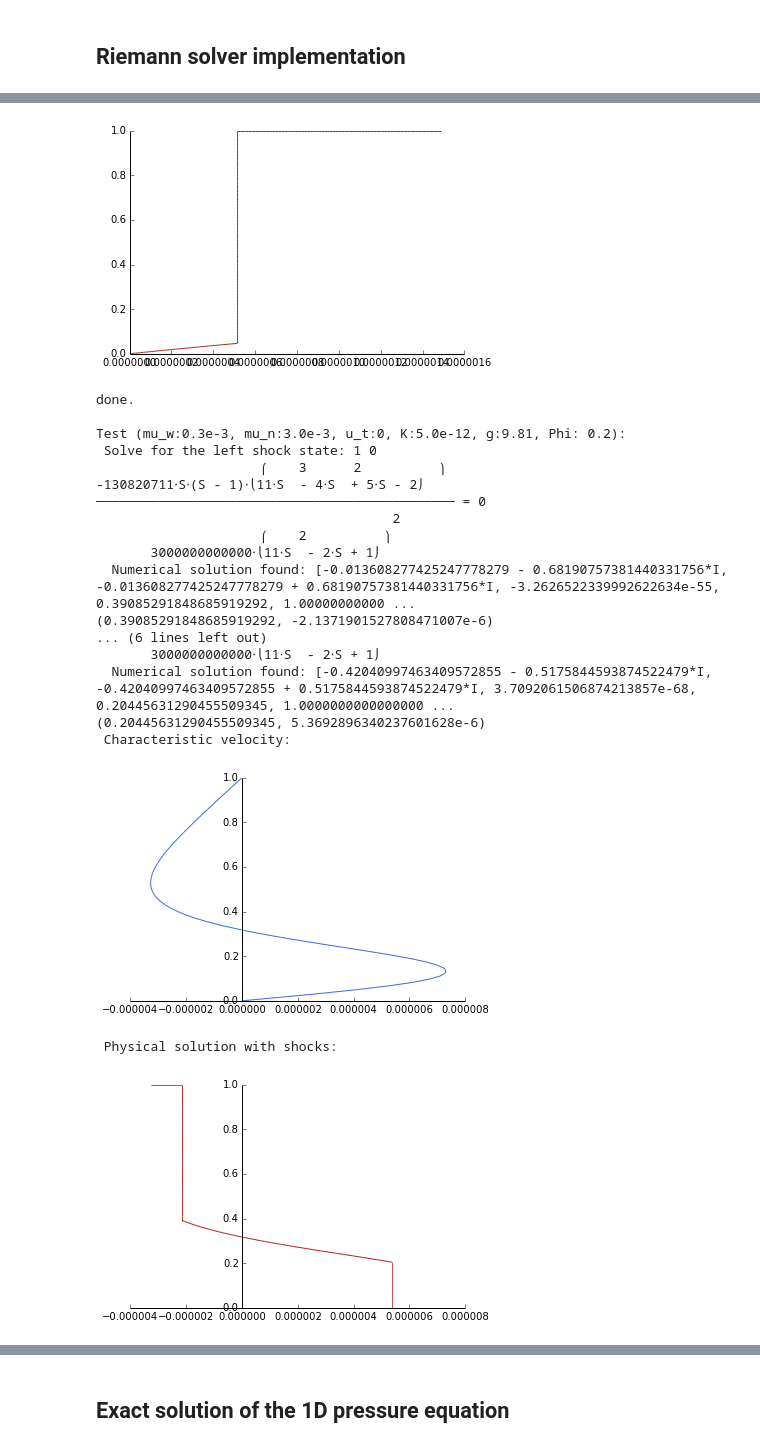
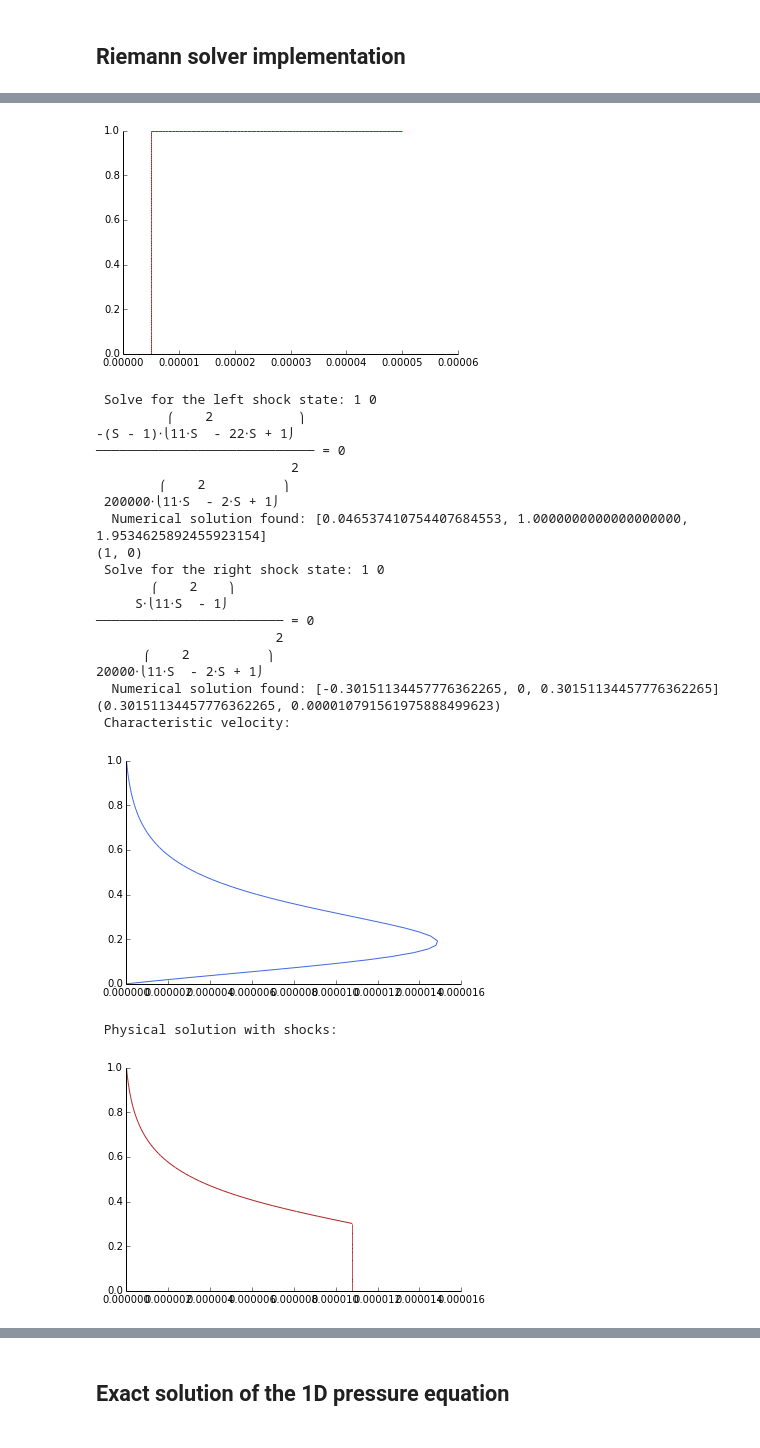
Before and after one commit to meistero/Samoa, a Jupyter notebook: scripts/python/Riemann_Darcy.ipynb, the cells around one changed output, grey strips where cells are left out. Cells and saved outputs as stored; diff of their text form; code cells hidden in the pictures.

Commit message:
Added gravity and inflow options for Riemann problem scenarios

```diff
--- a/scripts/python/Riemann_Darcy.ipynb
+++ b/scripts/python/Riemann_Darcy.ipynb
@@ -306,7 +306,7 @@ def Riemann(S_l, S_r, mu_w, mu_n, rho_w, rho_n, u_t, K, g, Phi, perm_model = "qu
         lambda_w = S**2 * S ** (2 / perm_param + 1) / mu_w
         lambda_n = (1-S)**2 * (1 - S ** (2 / perm_param + 1)) / mu_n
     else:
-        raise ValueError("permeability model must be one of 'linear', 'quadratic', or 'Brooks-Corey'")
+        raise ValueError("permeability model must be one of 'linear', 'quadratic', or 'brooks-corey'")
 
     eq = 1 / Phi * (lambda_w / (lambda_w + lambda_n) * u_t + (lambda_w * lambda_n) / (lambda_w + lambda_n) * (rho_w - rho_n) * K * g)
 
@@ -351,7 +351,7 @@ def plot_solution(S_l, S_r, S_1, S_2, xi, xi_1, xi_2):
     except:
         print "  Plotting not possible!"
 
-def write_solution(S_l, S_r, S_1, S_2, xi, xi_1, xi_2):
+def write_solution(S_l, S_r, S_1, S_2, xi, xi_1, xi_2, file_name = "out"):
     S = symbols('S',real=True,positive=True)
     x = symbols('x',real=True)
 
@@ -364,8 +364,8 @@ def write_solution(S_l, S_r, S_1, S_2, xi, xi_1, xi_2):
     t = 0.0
     dt = 1.0e4
 
-    for i in xrange(10):
-        f = open("out.%i.csv" % (i), "w")
+    for i in xrange(11):
+        f = open("%s_%i.csv" % (file_name, i), "w")
 
         f.write("X, saturation\n")
 
@@ -393,18 +393,33 @@ K = symbols('K',real=True,positive=True)
 S_r,S_l = symbols('Sr,Sl',real=True,positive=True)
 u_t = symbols('u_t',real=True)
 
-#mu_w = 0.3e-3; mu_n = 3.0e-3; rho_w = 312.0; rho_n = 258.64; K = 1.0e-8; g = -9.81; S_l = 1.0; S_r = 0.0; u_t = 1e-2
-print "Test (mu_w:0.3e-3, mu_n:3.0e-3, u_t:10^(-2), K:1.0e-8, g:0.0, Phi: 1):"
-Riemann(Rational(10, 10), Rational(0, 10), Rational(3, 1e4), Rational(3, 1e3), Rational(31200, 100), Rational(25864, 100), Rational(1, 1e7), Rational(5, 1e12), 0, Rational(1,5))
-Riemann(Rational(0, 10), Rational(10, 10), Rational(3, 1e4), Rational(3, 1e3), Rational(31200, 100), Rational(25864, 100), Rational(1, 1e7), Rational(5, 1e12), 0, Rational(1,5))
+#mu_w = 0.3e-3; mu_n = 3.0e-3; rho_w = 312.0; rho_n = 258.64; K = 1.0e-8; g = -9.80665; S_l = 1.0; S_r = 0.0; u_t = 1e-7
+print "Test (mu_w:0.3e-3, mu_n:3.0e-3, u_t:10^(-6), K:5.0e-12, g:0.0, Phi: 0.2):"
+
+for perm_model in ["linear", "quadratic", "brooks-corey"]:
+    sol = Riemann(Rational(10, 10), Rational(0, 10), Rational(3, 1e4), Rational(3, 1e3), Rational(31200, 100), Rational(25864, 100), \
+                  Rational(1, 1e6), Rational(5, 1e12), 0, Rational(1,5), perm_model)
+    write_solution(*sol, file_name = "inflow_rarefaction_" + perm_model)
+    sol = Riemann(Rational(0, 10), Rational(10, 10), Rational(3, 1e4), Rational(3, 1e3), Rational(31200, 100), Rational(25864, 100), \
+                  Rational(1, 1e6), Rational(5, 1e12), 0, Rational(1,5), perm_model)
+    write_solution(*sol, file_name = "inflow_shock_" + perm_model)
+
 print "done."
 print ""
-print "Test (mu_w:0.3e-3, mu_n:3.0e-3, u_t:0, K:5.0e-12, g:9.81, Phi: 0.2):"
-sol = Riemann(Rational(10, 10), Rational(0, 10), Rational(3, 1e4), Rational(3, 1e3), Rational(31200, 100), Rational(25864, 100), 0, Rational(5, 1e12), Rational(980665,1e5), Rational(1,5))
-write_solution(*sol)
-Riemann(Rational(0, 10), Rational(10, 10), Rational(3, 1e4), Rational(3, 1e3), Rational(31200, 100), Rational(25864, 100), 0, Rational(5, 1e12), Rational(980665,1e5), Rational(1,5))
+
+print "Test (mu_w:0.3e-3, mu_n:3.0e-3, u_t:0, K:5.0e-12, g:9.80665, Phi: 0.2):"
+
+for perm_model in ["linear", "quadratic", "brooks-corey"]:
+    sol = Riemann(Rational(10, 10), Rational(0, 10), Rational(3, 1e4), Rational(3, 1e3), Rational(31200, 100), Rational(25864, 100), \
+                  0, Rational(5, 1e12), Rational(980665,1e5), Rational(1,5), perm_model)
+    write_solution(*sol, file_name = "density_rarefaction_" + perm_model)
+    sol = Riemann(Rational(0, 10), Rational(10, 10), Rational(3, 1e4), Rational(3, 1e3), Rational(31200, 100), Rational(25864, 100), \
+                  0, Rational(5, 1e12), Rational(980665,1e5), Rational(1,5), perm_model)
+    write_solution(*sol, file_name = "density_shock_" + perm_model)
+
 print "done."
 print ""
+
 print "General formula:"
 Riemann(S_l, S_r, mu_w, mu_n, rho_w, rho_n, u_t, K, 0, Phi)
 print "done."
@@ -456,22 +463,24 @@ Test (mu_w:0.3e-3, mu_n:3.0e-3, u_t:10^(-2), K:1.0e-8, g:0.0, Phi: 1):
  Physical solution with shocks:
-[figure, old version]
+[figure, new version]
-done.
-
-Test (mu_w:0.3e-3, mu_n:3.0e-3, u_t:0, K:5.0e-12, g:9.81, Phi: 0.2):
  Solve for the left shock state: 1 0
-                     ⎛    3      2          ⎞
--130820711⋅S⋅(S - 1)⋅⎝11⋅S  - 4⋅S  + 5⋅S - 2⎠
-────────────────────────────────────────────── = 0
-                                      2
-                     ⎛    2          ⎞
-       3000000000000⋅⎝11⋅S  - 2⋅S + 1⎠
-  Numerical solution found: [-0.013608277425247778279 - 0.68190757381440331756*I, -0.013608277425247778279 + 0.68190757381440331756*I, -3.2626522339992622634e-55, 0.39085291848685919292, 1.00000000000 ...
-(0.39085291848685919292, -2.1371901527808471007e-6)
-... (6 lines left out)
-       3000000000000⋅⎝11⋅S  - 2⋅S + 1⎠
-  Numerical solution found: [-0.42040997463409572855 - 0.5175844593874522479*I, -0.42040997463409572855 + 0.5175844593874522479*I, 3.7092061506874213857e-68, 0.20445631290455509345, 1.0000000000000000 ...
-(0.20445631290455509345, 5.3692896340237601628e-6)
+         ⎛    2           ⎞
+-(S - 1)⋅⎝11⋅S  - 22⋅S + 1⎠
+──────────────────────────── = 0
+                         2
+        ⎛    2          ⎞
+ 200000⋅⎝11⋅S  - 2⋅S + 1⎠
+  Numerical solution found: [0.046537410754407684553, 1.0000000000000000000, 1.9534625892455923154]
+(1, 0)
+ Solve for the right shock state: 1 0
+       ⎛    2    ⎞
+     S⋅⎝11⋅S  - 1⎠
+──────────────────────── = 0
+                       2
+      ⎛    2          ⎞
+20000⋅⎝11⋅S  - 2⋅S + 1⎠
+  Numerical solution found: [-0.30151134457776362265, 0, 0.30151134457776362265]
+(0.30151134457776362265, 0.000010791561975888499623)
  Characteristic velocity:
-[figure, old version]
+[figure, new version]
  Physical solution with shocks:
-[figure, old version]
+[figure, new version]
```
Also changed, not shown: parts of 1 cell of this notebook, 7 other files.
